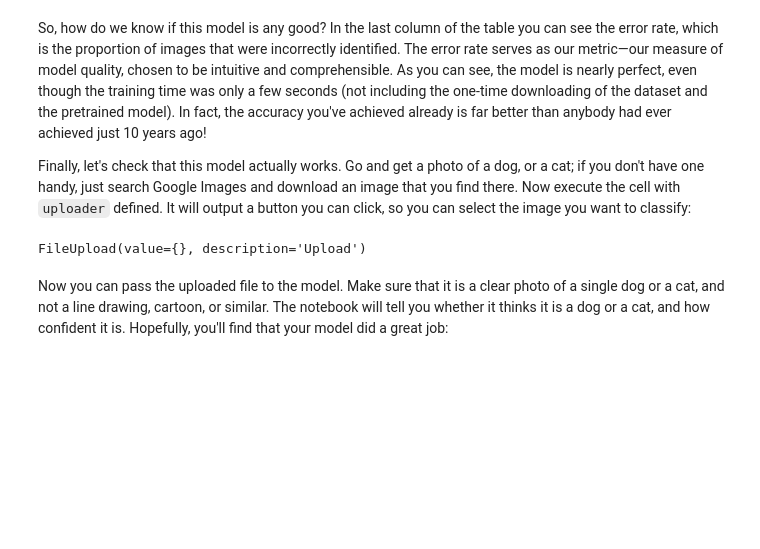
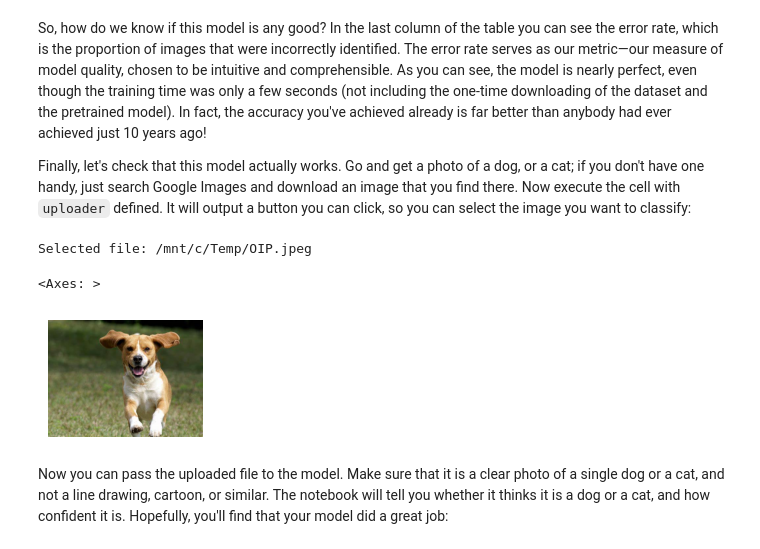
Before and after one commit to fowzis/fastbook, a Jupyter notebook: 01_intro.ipynb, the cells around one changed output. Saved outputs shown, nothing was run; the diff lists cells and outputs as text; code cells hidden in the pictures; blank space fills up the shorter version.

```diff
--- a/01_intro.ipynb
+++ b/01_intro.ipynb
@@ -266,12 +271,43 @@ img.to_thumb(192)
 So, how do we know if this model is any good? In the last column of the table you can see the error rate, which is the proportion of images that were incorrectly identified. The error rate serves as our metric—our measure of model quality, chosen to be intuitive and comprehensible. As you can see, the model is nearly perfect, even though the training time was only a few seconds (not including the one-time downloading of the dataset and the pretrained model). In fact, the accuracy you've achieved already is far better than anybody had ever achieved just 10 years ago!
 
 Finally, let's check that this model actually works. Go and get a photo of a dog, or a cat; if you don't have one handy, just search Google Images and download an image that you find there. Now execute the cell with `uploader` defined. It will output a button you can click, so you can select the image you want to classify:
-# %%
-#hide_output
-uploader = widgets.FileUpload()
-uploader
-# %% [output]
-FileUpload(value={}, description='Upload')
+# %%
+#hide_output
+# from ipywidgets import widgets
+# uploader = widgets.FileUpload()
+# uploader
+import tkinter as tk
+from tkinter import filedialog
+import os
+
+def upload_file():
+    root = tk.Tk()
+    root.withdraw()  # Hide the main window
+    file_path = filedialog.askopenfilename()
+    root.destroy()
+    return file_path
+
+# Usage
+file_path = upload_file()
+if not file_path:
+    raise ValueError("No file selected")
+if not os.path.isfile(file_path):
+    raise ValueError(f"Selected file does not exist: {file_path}")
+if not file_path.lower().endswith(('.png', '.jpg', '.jpeg', '.bmp', '.gif')):
+    raise ValueError(f"Selected file is not an image: {file_path}")
+if not os.access(file_path, os.R_OK):
+    raise ValueError(f"Selected file is not readable: {file_path}")
+
+uploader = SimpleNamespace(data = [file_path])
+print(f"Selected file: {file_path}")
+
+img = PILImage.create(file_path)
+# img.to_thumb(192)
+img.show(figsize=(2,2))
+# %% [output]
+Selected file: /mnt/c/Temp/OIP.jpeg
+<Axes: >
+[figure, added]
 # %% [markdown]
 Now you can pass the uploaded file to the model. Make sure that it is a clear photo of a single dog or a cat, and not a line drawing, cartoon, or similar. The notebook will tell you whether it thinks it is a dog or a cat, and how confident it is. Hopefully, you'll find that your model did a great job:
 # %%
```
Also changed, not shown: parts of 15 cells of this notebook, 5 other files.
